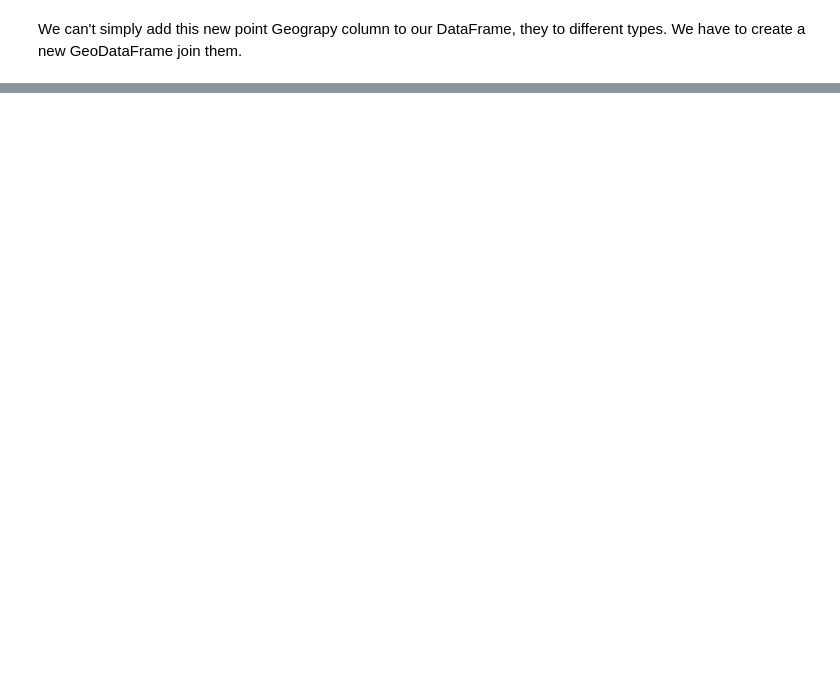
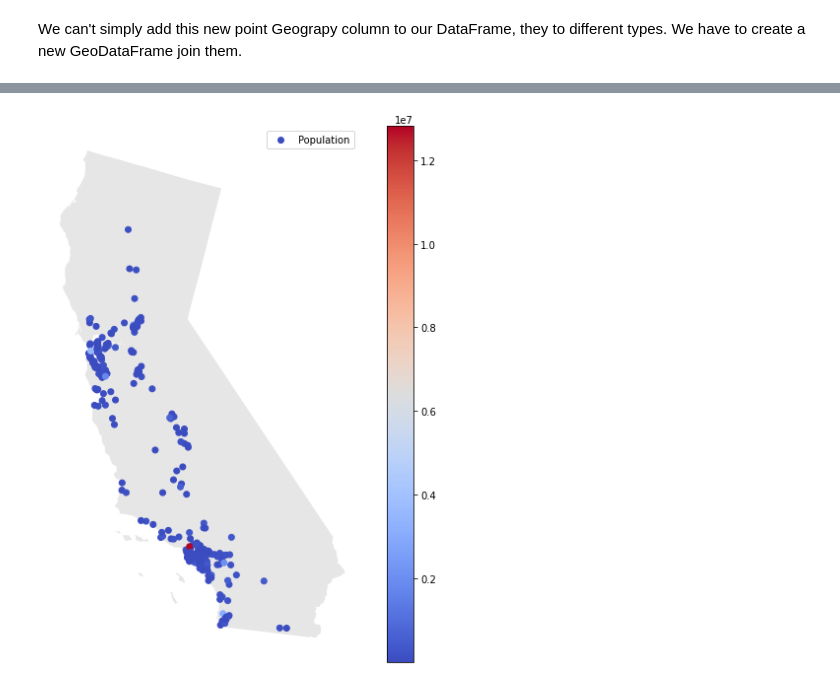
Before and after one commit to iamonmars/notebooks, a Jupyter notebook: basics/geopandas/Geopandas.ipynb, the cells around one changed output, grey strips where cells are left out. Drawn from its saved outputs; the diff is of its cells as text; code cells hidden in the pictures; blank space fills up the shorter version.

```diff
--- a/basics/geopandas/Geopandas.ipynb
+++ b/basics/geopandas/Geopandas.ipynb
@@ -140 +172,16 @@ We can do it directly `gdf = gpd.GeoDataFrame(df, crs="EPSG:4326", geometry=gpd.
+# %%
+ax = states[states["NAME"].str.contains("California")].to_crs(epsg=5071).plot(
+    figsize=(10,10), color="grey", alpha=0.2
+)
+ax.axis("off")
+geocities[geocities["ranking"].isin([1, 2])].to_crs(epsg=5071).plot(
+    ax=ax,
+    column="population",
+    cmap="coolwarm",
+    label="Population",
+    legend=True)
+plt.legend()
+plt.show()
+# %% [output]
+[figure, added]
 # %%
```
Also changed, not shown: parts of 18 cells of this notebook, 4 other files.
